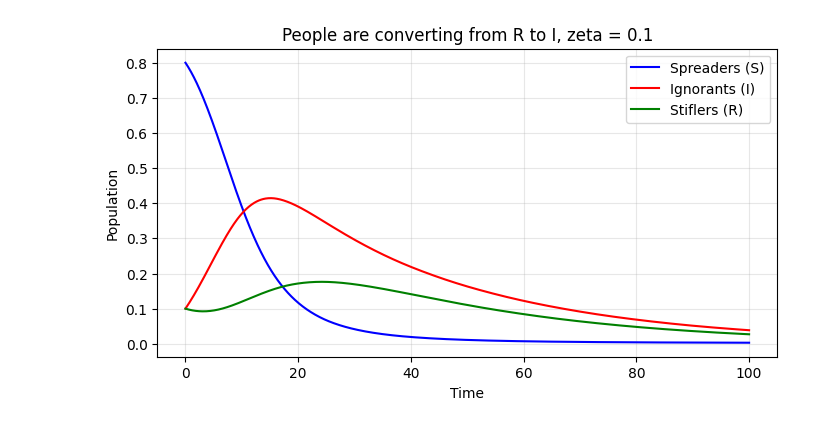
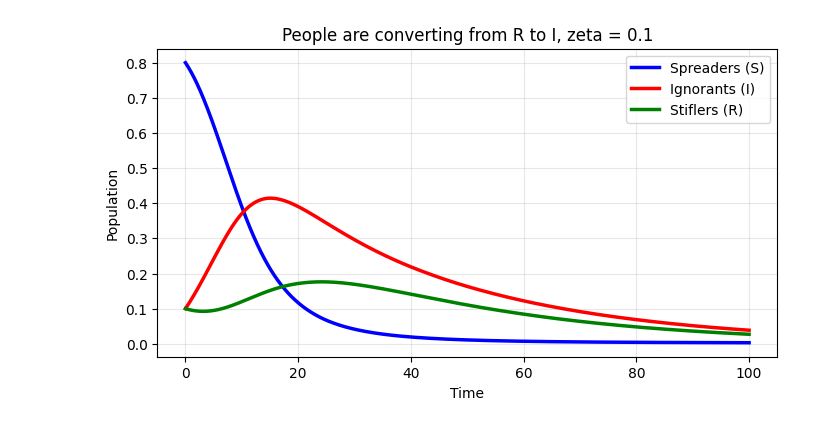
Before and after one commit to yvesheri4/Daley-Kendall-CMSE802-group1, a Jupyter notebook: Daley-Kendall.ipynb, the cells around one changed output. Saved outputs shown, nothing was run; the diff lists cells and outputs as text; code cells hidden in the pictures.

```diff
--- a/Daley-Kendall.ipynb
+++ b/Daley-Kendall.ipynb
@@ -99,34 +99,34 @@ gamma = 0.05  # Rate at which ignorants become stiflers (bored)
 zeta = 0.1 # Rate at which siflers are converted to ignorants
 
 # Initial conditions
 S0 = 0.8  # Initial spreaders
 I0 = 0.1  # Initial ignorants
 R0 = 0.1  # Initial stiflers
 initial_conditions = [S0, I0, R0]
 
 # Time span
 t_span = (0, 100)
 t_eval = np.linspace(*t_span, 1000)
 
 # Solve the system of ODEs
 solution = solve_ivp(
     daley_kendall_info_1,
     t_span,
     initial_conditions,
     args=(alpha, beta, gamma, zeta),
     t_eval=t_eval,
 )
 
 # Plot spreaders, ignorants, and stiflers
 plt.figure(figsize=(8, 4))
-plt.plot(solution.t, solution.y[0], label='Spreaders (S)', color='b')
-plt.plot(solution.t, solution.y[1], label='Ignorants (I)', color='r')
-plt.plot(solution.t, solution.y[2], label='Stiflers (R)', color='g')
+plt.plot(solution.t, solution.y[0], lw = 2.5, label='Spreaders (S)', color='b')
+plt.plot(solution.t, solution.y[1], lw = 2.5, label='Ignorants (I)', color='r')
+plt.plot(solution.t, solution.y[2], lw = 2.5, label='Stiflers (R)', color='g')
 plt.xlabel('Time')
 plt.ylabel('Population')
 plt.legend()
 plt.title('People are converting from R to I, zeta = 0.1')
 plt.grid(True, alpha = 0.3)
 plt.show()
 # %% [output]
-[figure, old version]
+[figure, new version]
```
Also changed, not shown: parts of 2 cells of this notebook.
